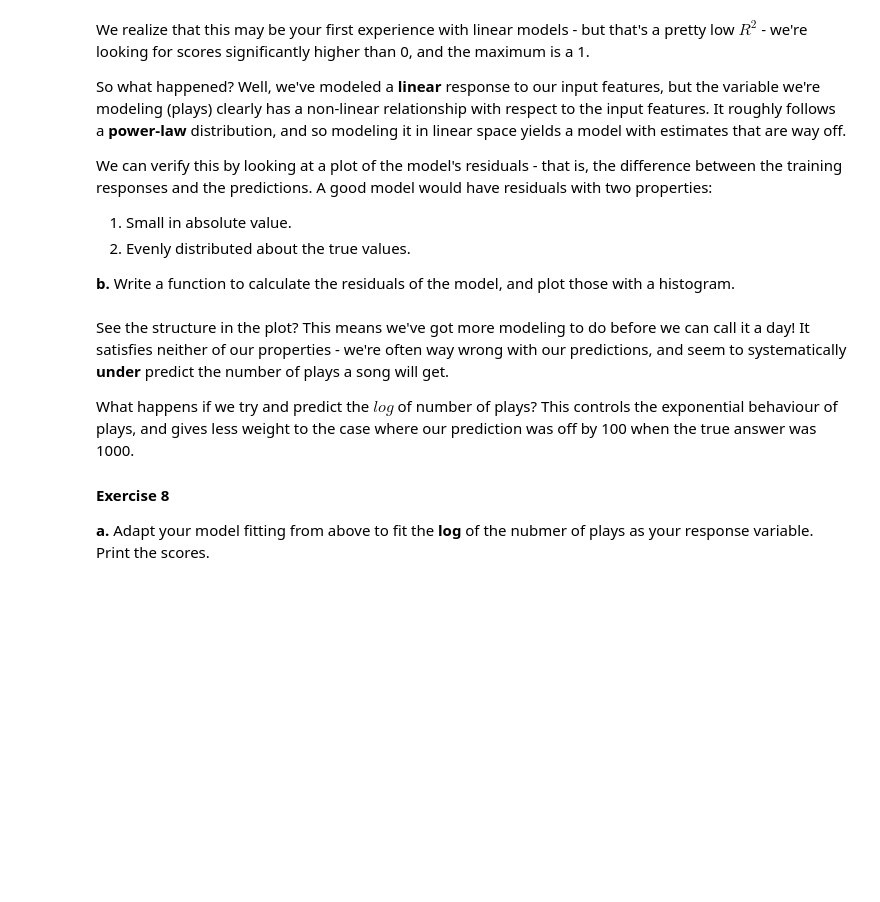
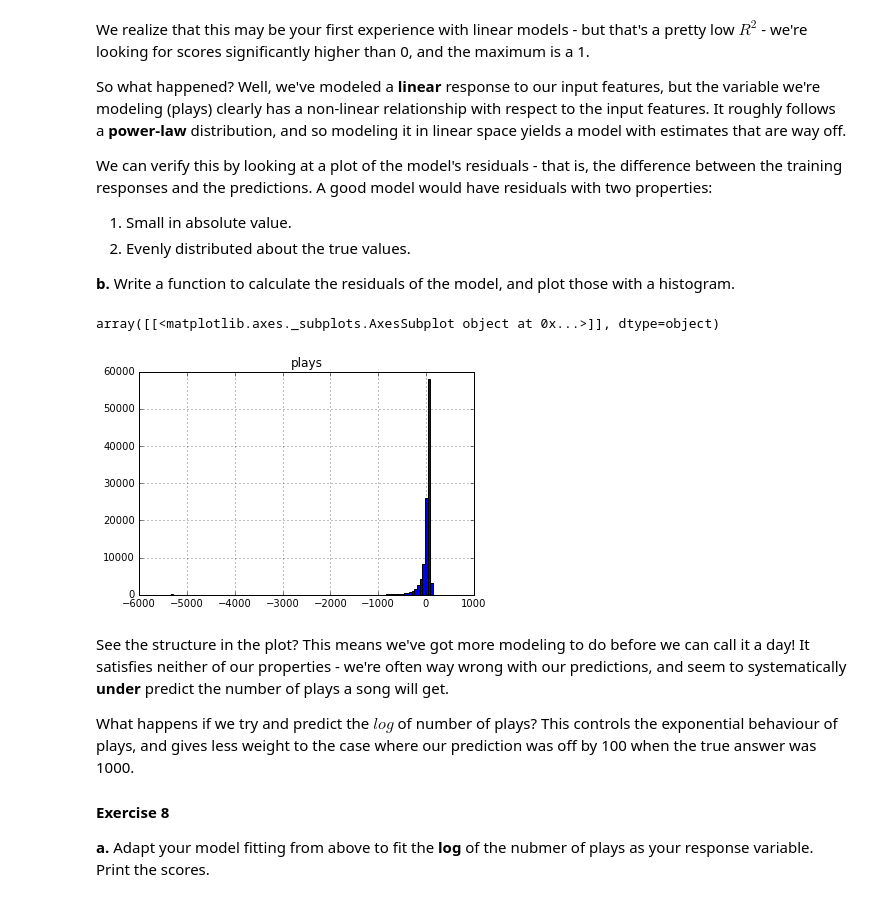
Before and after one commit to anshullahoti/Intro-Data-Science, a Jupyter notebook: Unit3-Regression-Classification-Clustering/Homework3/HW3.ipynb, the cells around one changed output. Cells and saved outputs as stored; diff of their text form; code cells hidden in the pictures; blank space fills up the shorter version.

```diff
--- a/Unit3-Regression-Classification-Clustering/Homework3/HW3.ipynb
+++ b/Unit3-Regression-Classification-Clustering/Homework3/HW3.ipynb
@@ -434,10 +539,10 @@ Do you notice anything about the data in this view? What about the relationship
 def basic_prep(data, col):
     #TODO - make a copy of the original dataset but with the categorical variables removed! *Cluster* should be thought of as a
     #categorical variable and should be removed! Make use of pandas ".drop" function.
-
+    new_data = data.drop(['artid','key','country1','country2','country3','cluster'], axis=1)
     #TODO - impute missing values with the mean of those columns, use pandas ".fillna" function to accomplish this.
-
-    pass
+    new_data = new_data.fillna(new_data.mean())
+    return new_data.drop([col], axis=1), pd.DataFrame(new_data[col])
 
 #This will create two new data frames, one that contains training data - in this case all the numeric columns,
 #and one that contains response data - in this case, the "plays" column.
@@ -464,21 +569,21 @@ from sklearn import linear_model
 
 def fit_model(X, y):
     #TODO - Write a function that fits a linear model to a dataset given a column of values to predict.
-    pass
+    return linear_model.LinearRegression().fit(X, y)
 
 def score_model(model, X, y, Xv, yv):
     #TODO - Write a function that returns scores of a model given its training
     #features and response and validation features and response.
     #The output should be a tuple of two model scores.
-    pass
+    return model.score(X, y), model.score(Xv, yv)
 
 def fit_model_and_score(data, response, validation, val_response):
     #TODO - Given a training dataset, a validation dataset, and the name of a column to predict,
     #Using the model's ".score()" method, return the model score on the training data *and* the validation data
     #as a tuple of two doubles.
-    pass
+    return score_model(fit_model(data, response), data, response, validation, val_response)
     #END TODO
 
-print fit_model_and_score(train_basic_features, train_basic_response, validation_basic_features, validation_basic_response)
+print (fit_model_and_score(train_basic_features, train_basic_response, validation_basic_features, validation_basic_response))
 
 model = fit_model(train_basic_features, train_basic_response)
@@ -496,9 +603,13 @@ We can verify this by looking at a plot of the model's residuals - that is, the
 # %%
 def residuals(features, y, model):
     #TODO - Write a function that calculates model residuals given input features, ground truth, and the model.
-    pass
+    return pd.DataFrame(model.predict(features) - y)
 
 #TODO - Plot the histogram of the residuals of your current model.
+residuals(train_basic_features, train_basic_response, model).hist(bins=100)
+# %% [output]
+array([[<matplotlib.axes._subplots.AxesSubplot object at 0x...>]], dtype=object)
+[figure, added]
 # %% [markdown]
 See the structure in the plot? This means we've got more modeling to do before we can call it a day! It satisfies neither of our properties - we're often way wrong with our predictions, and seem to systematically **under** predict the number of plays a song will get.
 
```
Also changed, not shown: parts of 44 cells of this notebook.
